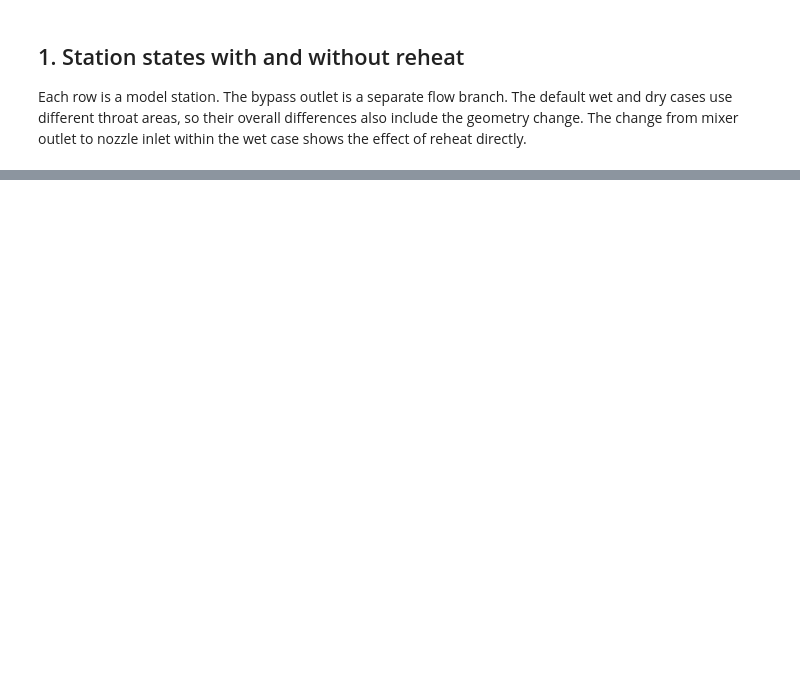
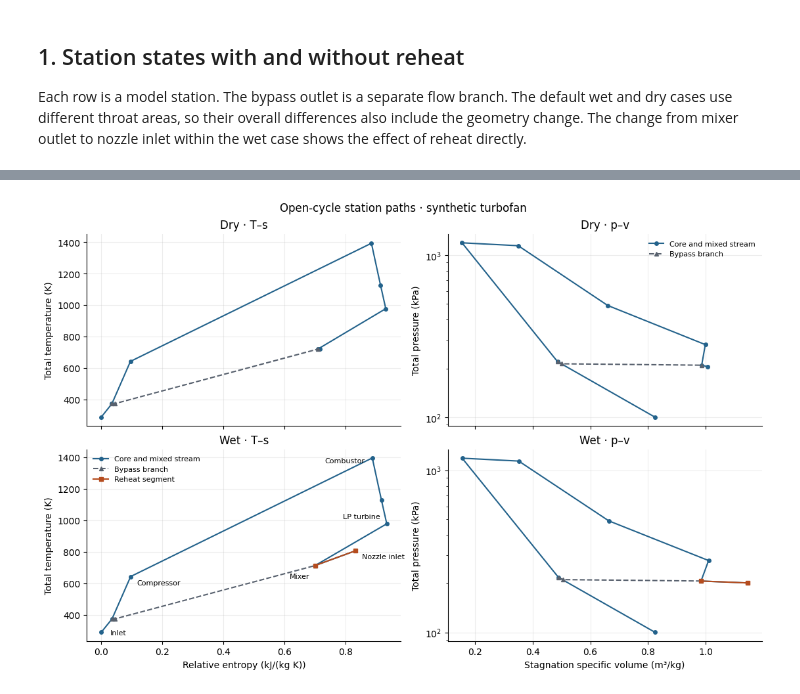
Before and after one commit to 0x3ef/afterburning-turbofan-cycle-sim, a Jupyter notebook: notebooks/turbofan_analysis.ipynb, the cells around one changed output, grey strips where cells are left out. Cells and saved outputs as stored; diff of their text form; code cells hidden in the pictures; blank space fills up the shorter version.

```diff
--- a/notebooks/turbofan_analysis.ipynb
+++ b/notebooks/turbofan_analysis.ipynb
@@ -111,0 +125,72 @@ display(reheat.round(2))
+# %%
+gas_constant = 287.05  # J/(kg K), matches include/turbofan/thermo.hpp
+inlet_temperature = dry.at["engine_inlet", "tt_k"]
+inlet_pressure = dry.at["engine_inlet", "pt_pa"]
+cp = dry.at["engine_inlet", "h_total_j_kg"] / inlet_temperature
+
+def thermo_coordinates(frame):
+    if not np.allclose(frame["h_total_j_kg"] / frame["tt_k"], cp, rtol=1e-8, atol=0):
+        raise ValueError("The entropy plot requires a common constant heat capacity.")
+    states = frame[["tt_k", "pt_pa", "flow_kg_s", "h_total_j_kg"]].copy()
+    states["relative_entropy_kj_kg_k"] = (
+        cp * np.log(states["tt_k"] / inlet_temperature)
+        - gas_constant * np.log(states["pt_pa"] / inlet_pressure)
+    ) / 1000
+    states["stagnation_volume_m3_kg"] = gas_constant * states["tt_k"] / states["pt_pa"]
+    return states
+
+dry_thermo = thermo_coordinates(dry)
+wet_thermo = thermo_coordinates(wet)
+pd.concat({"dry": dry_thermo, "wet": wet_thermo}, names=["case"]).to_csv(
+    OUTPUT / "thermodynamic_states.csv"
+)
+
+core_route = [
+    "engine_inlet", "fan_exit", "compressor_exit", "combustor_exit",
+    "hp_turbine_exit", "lp_turbine_exit", "mixer_exit", "nozzle_inlet",
+]
+bypass_route = ["fan_exit", "bypass_duct_exit", "mixer_exit"]
+axes_specs = (
+    ("relative_entropy_kj_kg_k", "tt_k", 1, "Relative entropy (kJ/(kg K))", "Total temperature (K)"),
+    ("stagnation_volume_m3_kg", "pt_pa", 1e-3, "Stagnation specific volume (m³/kg)", "Total pressure (kPa)"),
+)
+fig, axes = plt.subplots(2, 2, figsize=(11, 7.2), sharex="col", sharey="col", layout="constrained")
+for row, (frame, label) in enumerate(((dry_thermo, "Dry"), (wet_thermo, "Wet"))):
+    for col, (x, y, scale, xlabel, ylabel) in enumerate(axes_specs):
+        ax = axes[row, col]
+        for route, color, style, name in (
+            (core_route, DRY_COLOR, "-o", "Core and mixed stream"),
+            (bypass_route, DECK_COLOR, "--^", "Bypass branch"),
+        ):
+            points = frame.loc[route]
+            ax.plot(points[x], points[y] * scale, style, color=color, ms=4, label=name)
+        if row == 1:
+            points = frame.loc[["mixer_exit", "nozzle_inlet"]]
+            ax.plot(points[x], points[y] * scale, "-s", color=WET_COLOR,
+                    ms=5, label="Reheat segment", zorder=4)
+        ax.grid(alpha=0.23)
+        ax.set_title(f"{label} · {'T–s' if col == 0 else 'p–v'}")
+        ax.set_ylabel(ylabel)
+        if row == 1:
+            ax.set_xlabel(xlabel)
+    axes[row, 1].set_yscale("log")
+ts_wet = axes[1, 0]
+for station, label, offset, alignment in (
+    ("engine_inlet", "Inlet", (10, -3), "left"),
+    ("compressor_exit", "Compressor", (7, -9), "left"),
+    ("combustor_exit", "Combustor", (-8, -5), "right"),
+    ("lp_turbine_exit", "LP turbine", (-7, 6), "right"),
+    ("mixer_exit", "Mixer", (-6, -14), "right"),
+    ("nozzle_inlet", "Nozzle inlet", (7, -9), "left"),
+):
+    point = wet_thermo.loc[station]
+    ts_wet.annotate(
+        label, (point["relative_entropy_kj_kg_k"], point["tt_k"]),
+        xytext=offset, textcoords="offset points", ha=alignment, fontsize=8,
+    )
+axes[0, 1].legend(frameon=False, fontsize=8)
+axes[1, 0].legend(frameon=False, fontsize=8)
+fig.suptitle("Open-cycle station paths · synthetic turbofan")
+show_and_export(fig, "open_cycle_thermodynamics")
+# %% [output]
+[figure, added]
```
Also changed, not shown: parts of 16 cells of this notebook, 42 other files.
